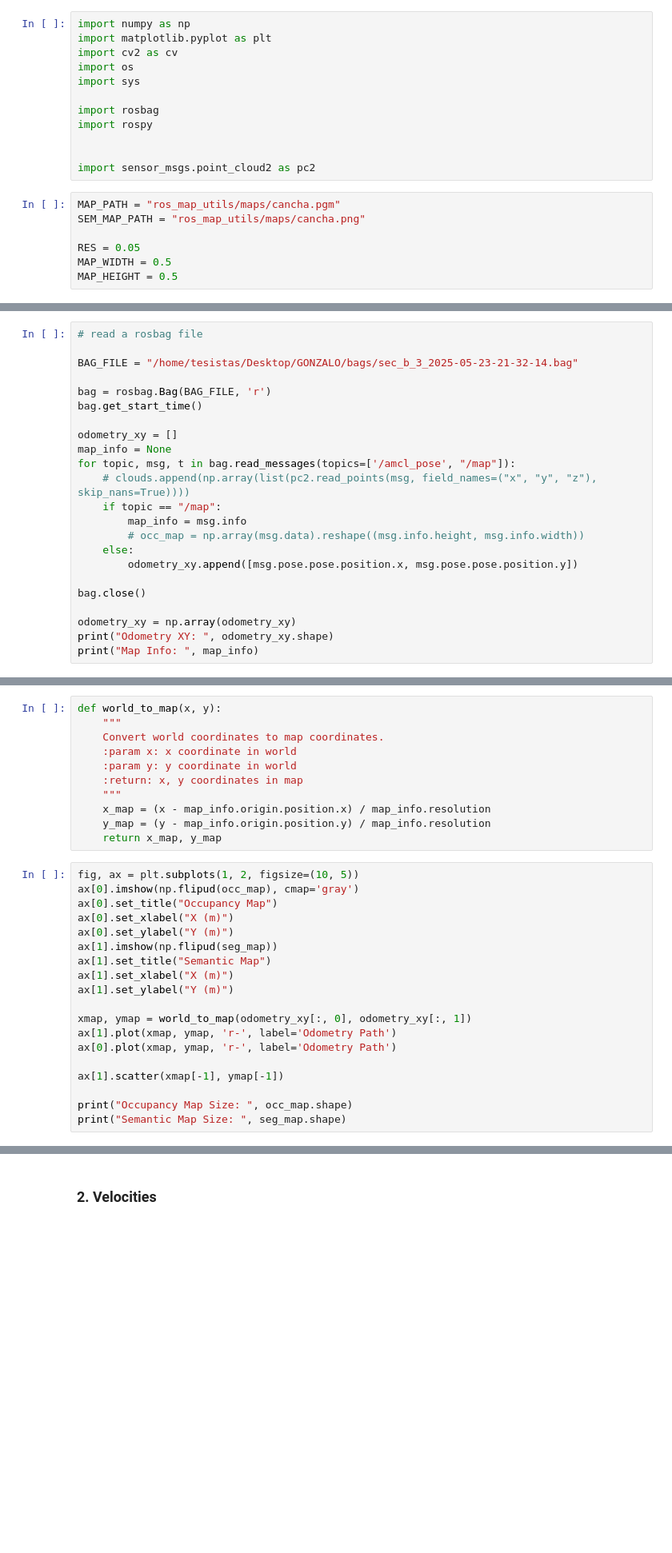
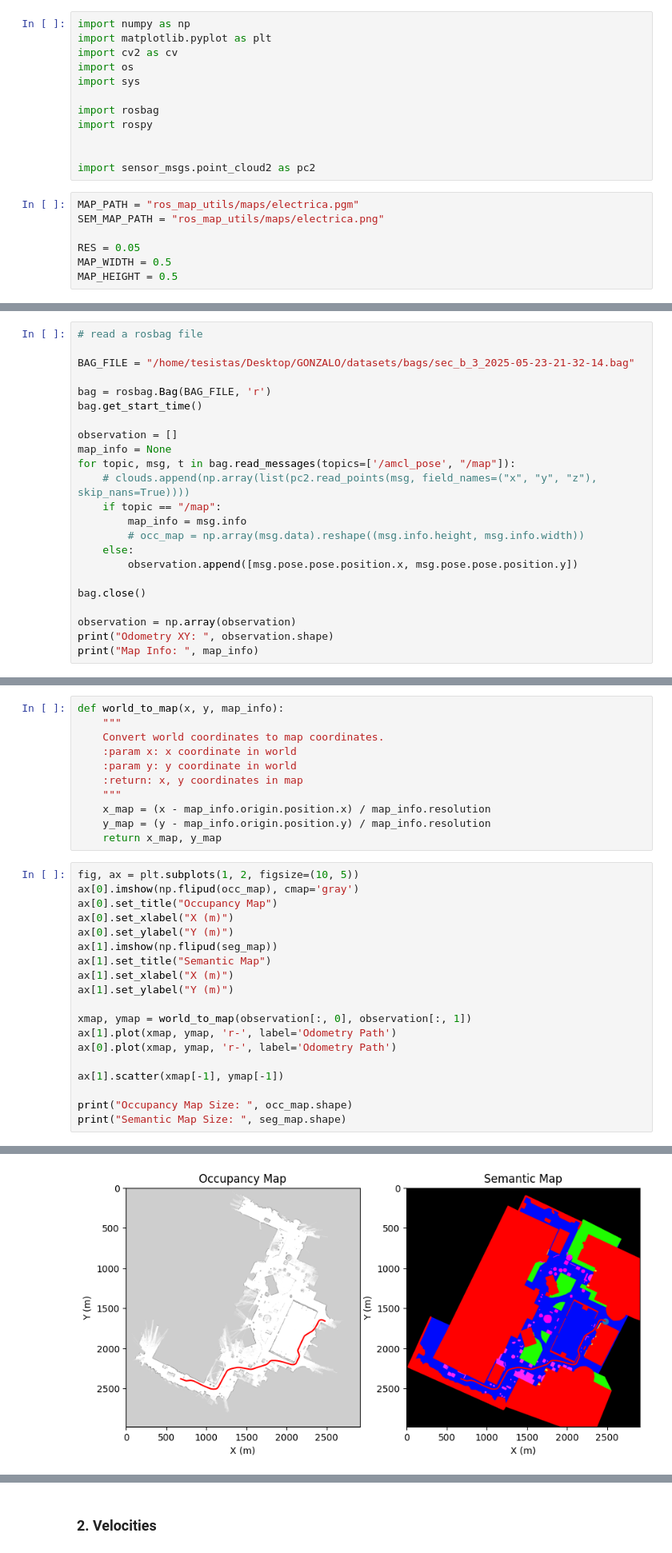
Before and after one commit to gonzal0lguin/fcfm_navigation_dataset, a Jupyter notebook: panther_data.ipynb, the cells around one changed output, grey strips where cells are left out. Shown at 80% size. Cells and saved outputs as stored; diff of their text form; blank space fills up the shorter version.

```diff
--- a/panther_data.ipynb
+++ b/panther_data.ipynb
@@ -11,8 +11,8 @@ import rospy
 
 import sensor_msgs.point_cloud2 as pc2
 # %%
-MAP_PATH = "ros_map_utils/maps/cancha.pgm"
-SEM_MAP_PATH = "ros_map_utils/maps/cancha.png"
+MAP_PATH = "ros_map_utils/maps/electrica.pgm"
+SEM_MAP_PATH = "ros_map_utils/maps/electrica.png"
 
 RES = 0.05
 MAP_WIDTH = 0.5
@@ -47,12 +52,12 @@ cv.imwrite("ros_map_utils/maps/canchagray.png", seg_map_gray * 255)
 # %%
 # read a rosbag file
 
-BAG_FILE = "/home/tesistas/Desktop/GONZALO/bags/sec_b_3_2025-05-23-21-32-14.bag"
+BAG_FILE = "/home/tesistas/Desktop/GONZALO/datasets/bags/sec_b_3_2025-05-23-21-32-14.bag"
 
 bag = rosbag.Bag(BAG_FILE, 'r')
 bag.get_start_time()
 
-odometry_xy = []
+observation = []
 map_info = None
 for topic, msg, t in bag.read_messages(topics=['/amcl_pose', "/map"]):
     # clouds.append(np.array(list(pc2.read_points(msg, field_names=("x", "y", "z"), skip_nans=True))))
@@ -60,10 +65,10 @@ for topic, msg, t in bag.read_messages(topics=['/amcl_pose', "/map"]):
         map_info = msg.info
         # occ_map = np.array(msg.data).reshape((msg.info.height, msg.info.width))
     else:
-        odometry_xy.append([msg.pose.pose.position.x, msg.pose.pose.position.y])
+        observation.append([msg.pose.pose.position.x, msg.pose.pose.position.y])
 
 bag.close()
 
-odometry_xy = np.array(odometry_xy)
-print("Odometry XY: ", odometry_xy.shape)
+observation = np.array(observation)
+print("Odometry XY: ", observation.shape)
 print("Map Info: ", map_info)
@@ -70,5 +93,5 @@ print("Map Info: ", map_info)
 # %%
-def world_to_map(x, y):
+def world_to_map(x, y, map_info):
     """
     Convert world coordinates to map coordinates.
     :param x: x coordinate in world
@@ -89,7 +112,7 @@ ax[1].set_title("Semantic Map")
 ax[1].set_xlabel("X (m)")
 ax[1].set_ylabel("Y (m)")
 
-xmap, ymap = world_to_map(odometry_xy[:, 0], odometry_xy[:, 1])
+xmap, ymap = world_to_map(observation[:, 0], observation[:, 1])
 ax[1].plot(xmap, ymap, 'r-', label='Odometry Path')
 ax[0].plot(xmap, ymap, 'r-', label='Odometry Path')
 
@@ -97,3 +120,4 @@ ax[1].scatter(xmap[-1], ymap[-1])
 
 print("Occupancy Map Size: ", occ_map.shape)
 print("Semantic Map Size: ", seg_map.shape)
+# %% [output]
@@ -100 +126,2 @@ print("Semantic Map Size: ", seg_map.shape)
+[figure, added]
 # %%
```
Also changed, not shown: parts of 35 cells of this notebook, 4 other files.
